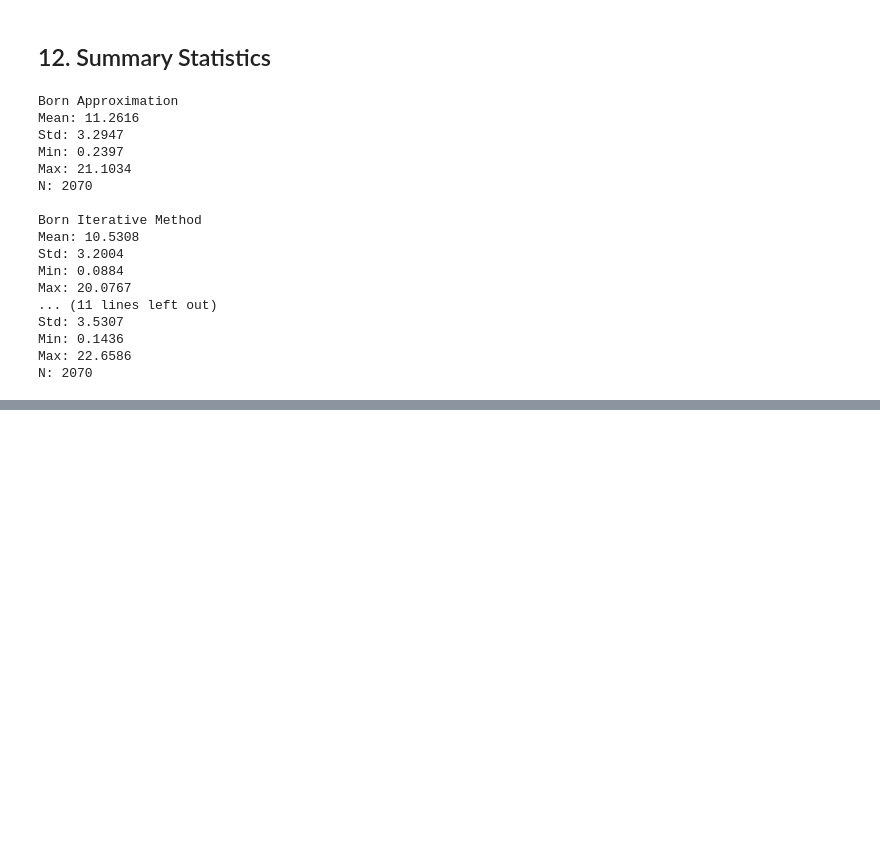
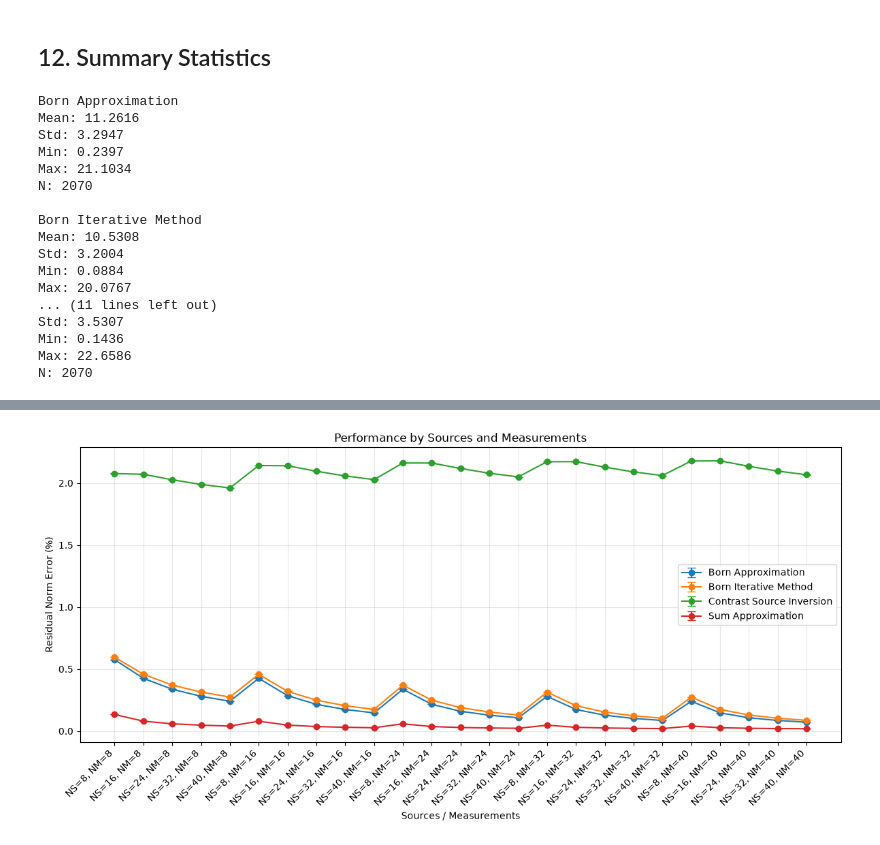
Before and after one commit to andre-batista/eispy2d, a Jupyter notebook: demo/example_benchmark_evaluate.ipynb, the cells around one changed output, grey strips where cells are left out. Drawn from its saved outputs; the diff is of its cells as text; code cells hidden in the pictures; blank space fills up the shorter version.

```diff
--- a/demo/example_benchmark_evaluate.ipynb
+++ b/demo/example_benchmark_evaluate.ipynb
@@ -484,0 +557,82 @@ N: 2070
+# %%
+group = groups['Sources / Measurements']
+
+fig, ax = plt.subplots(figsize=(12, 6))
+x = np.arange(len(group))
+
+for algorithm_index, algorithm_name in enumerate(algorithm_names):
+    means = [configuration_mean(algorithm_index, index) for index, _ in group]
+    stds = [configuration_std(algorithm_index, index) for index, _ in group]
+    ax.errorbar(x, means, yerr=stds, marker='o', linestyle='-', capsize=4, label=algorithm_name)
+
+ax.set_xlabel('Sources / Measurements')
+ax.set_ylabel('Residual Norm Error (%)')
+ax.set_title('Performance by Sources and Measurements')
+ax.set_xticks(x)
+ax.set_xticklabels(
+    [f"NS={value[0]}, NM={value[1]}" for _, value in group],
+    rotation=45,
+    ha='right'
+)
+ax.legend()
+ax.grid(True, alpha=0.3)
+plt.tight_layout()
+plt.show()
+
+ns_values = sorted({value[0] for _, value in group})
+nm_values = sorted({value[1] for _, value in group})
+matrices = []
+
+for algorithm_index in range(len(algorithm_names)):
+    matrix = np.full((len(ns_values), len(nm_values)), np.nan)
+
+    for configuration_index, value in group:
+        ns, nm = value
+        matrix[ns_values.index(ns), nm_values.index(nm)] = configuration_mean(
+            algorithm_index,
+            configuration_index
+        )
+
+    matrices.append(matrix)
+
+finite_values = np.concatenate([matrix[np.isfinite(matrix)] for matrix in matrices])
+vmin = np.min(finite_values)
+vmax = np.max(finite_values)
+
+fig, axes = plt.subplots(1, len(algorithm_names), figsize=(18, 5), constrained_layout=True)
+images = []
+
+for algorithm_index, algorithm_name in enumerate(algorithm_names):
+    image = axes[algorithm_index].imshow(
+        matrices[algorithm_index],
+        origin='lower',
+        aspect='auto',
+        vmin=vmin,
+        vmax=vmax
+    )
+    images.append(image)
+    axes[algorithm_index].set_title(algorithm_name)
+    axes[algorithm_index].set_xlabel('Number of Measurements')
+    axes[algorithm_index].set_ylabel('Number of Sources')
+    axes[algorithm_index].set_xticks(np.arange(len(nm_values)))
+    axes[algorithm_index].set_yticks(np.arange(len(ns_values)))
+    axes[algorithm_index].set_xticklabels(nm_values)
+    axes[algorithm_index].set_yticklabels(ns_values)
+
+    for row in range(len(ns_values)):
+        for column in range(len(nm_values)):
+            value = matrices[algorithm_index][row, column]
+            if np.isfinite(value):
+                axes[algorithm_index].text(
+                    column,
+                    row,
+                    f'{value:.2f}',
+                    ha='center',
+                    va='center'
+                )
+
+fig.colorbar(images[0], ax=axes.tolist(), label='Residual Norm Error (%)')
+fig.suptitle('Sources and Measurements Heatmaps', fontsize=14)
+plt.show()
+# %% [output]
+[figure, added]
```
Also changed, not shown: parts of 20 cells of this notebook, 1 other file.
